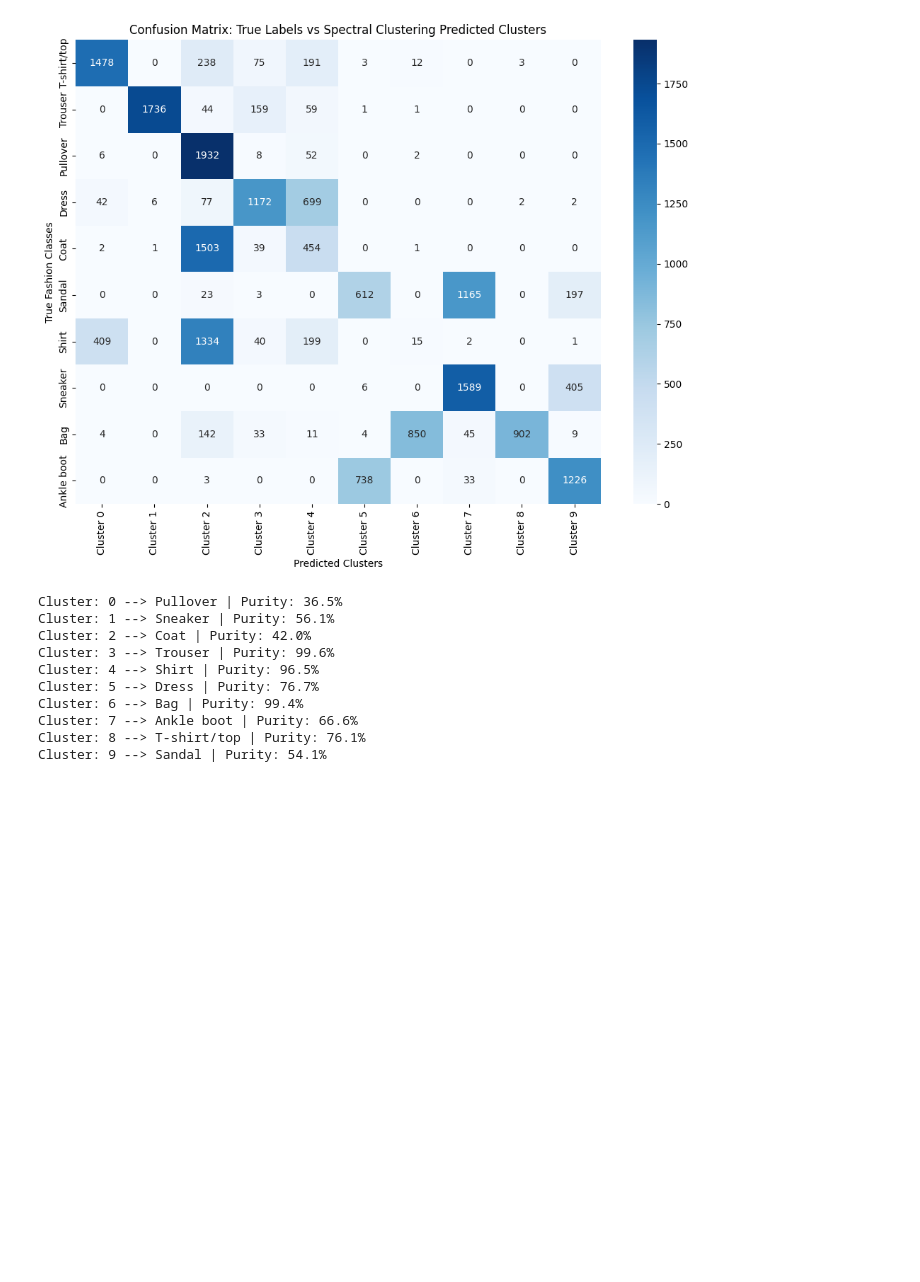
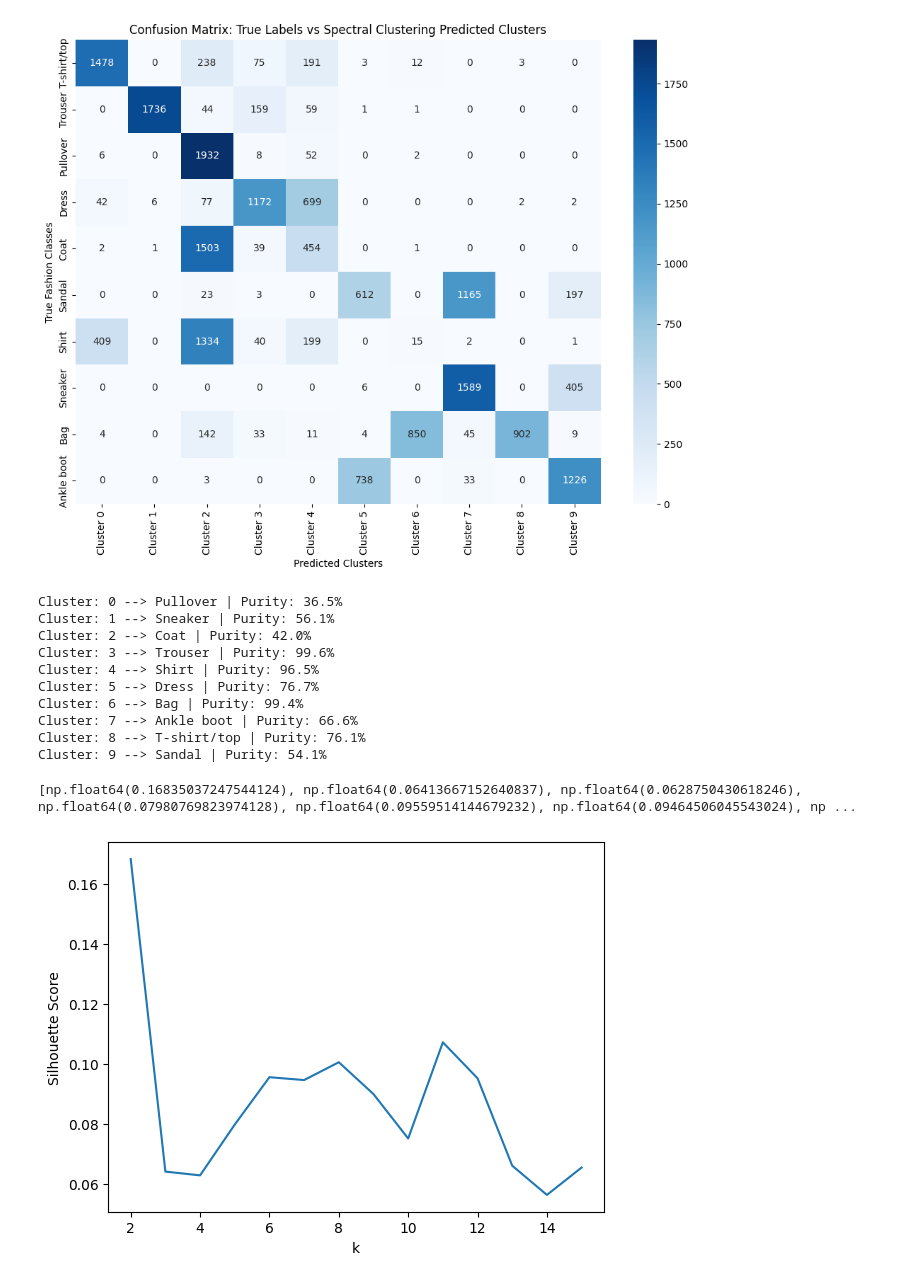
Before and after one commit to brodyanderson/math-6880-Project2, a Jupyter notebook: project2.ipynb, the cells around one changed output. Drawn from its saved outputs; the diff is of its cells as text; code cells hidden in the pictures; blank space fills up the shorter version.

```diff
--- a/project2.ipynb
+++ b/project2.ipynb
@@ -648,3 +681,22 @@ Cluster: 6 --> Bag | Purity: 99.4%
 Cluster: 7 --> Ankle boot | Purity: 66.6%
 Cluster: 8 --> T-shirt/top | Purity: 76.1%
 Cluster: 9 --> Sandal | Purity: 54.1%
+# %%
+from sklearn.metrics import silhouette_samples, silhouette_score
+
+range_n_clusters = [2, 3, 4, 5, 6, 7, 8, 9, 10, 11, 12, 13, 14, 15]
+silhouette_avg = []
+
+for k in range_n_clusters:
+    spectral_clustering_model = SpectralClustering(n_clusters=k, random_state=1, affinity='nearest_neighbors', n_neighbors=10)
+    cluster_labels = spectral_clustering_model.fit_predict(X_sample_scaled)
+    silhouette_avg.append(silhouette_score(X_sample_scaled, cluster_labels))
+
+print(silhouette_avg)
+plt.plot(range_n_clusters,silhouette_avg)
+plt.xlabel('k')
+plt.ylabel('Silhouette Score')
+plt.show()
+# %% [output]
+[np.float64(0.16835037247544124), np.float64(0.06413667152640837), np.float64(0.0628750430618246), np.float64(0.07980769823974128), np.float64(0.09559514144679232), np.float64(0.09464506045543024), np ...
+[figure, added]
```
Also changed, not shown: parts of 6 cells of this notebook.
